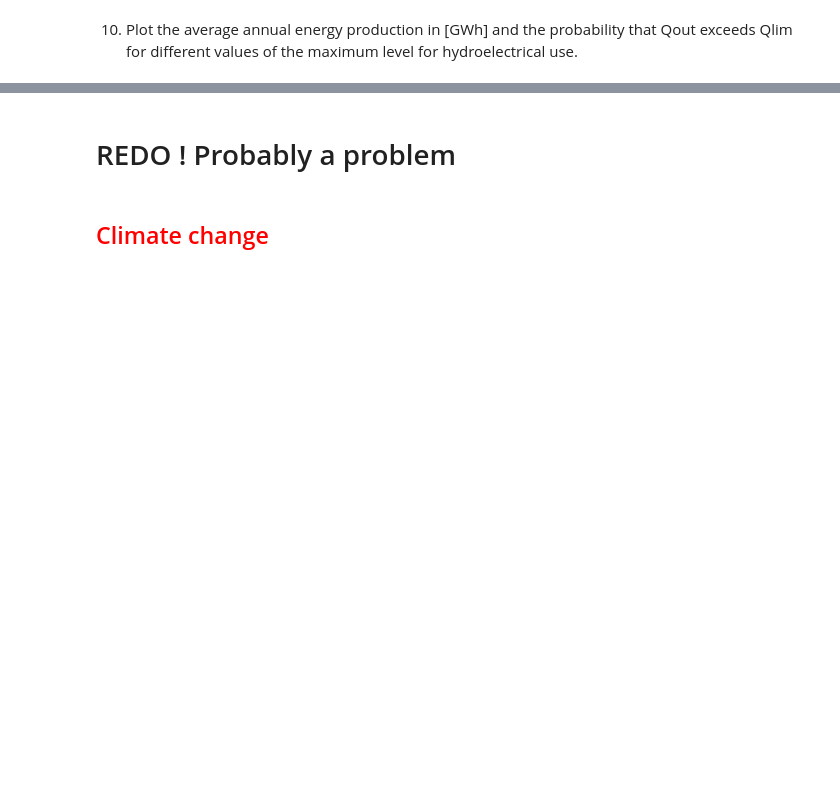
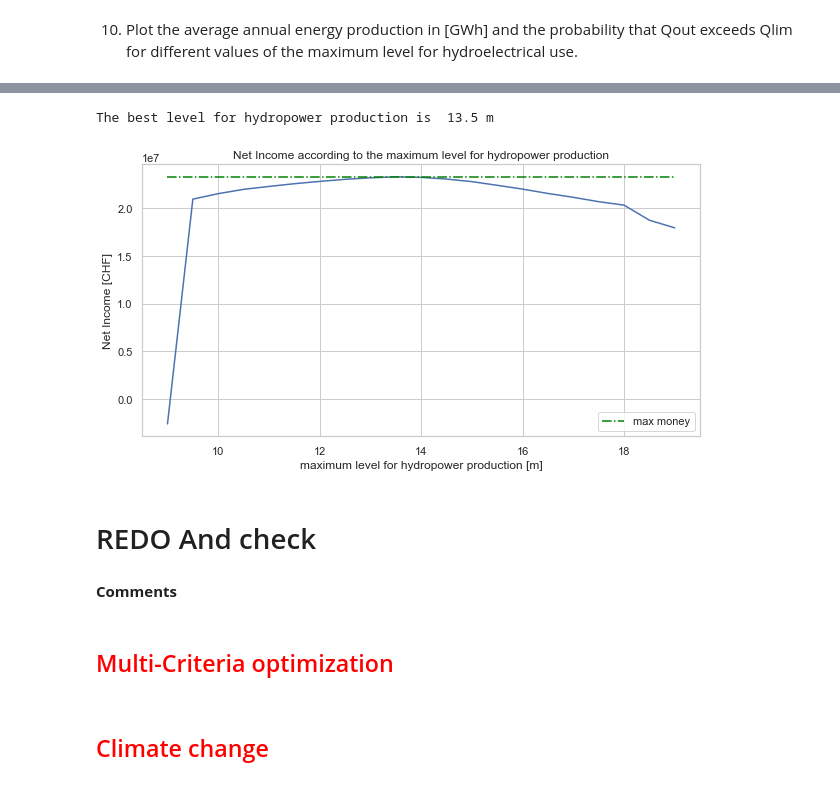
Before and after one commit to romainphan/WRE, a Jupyter notebook: Main.ipynb, the cells around one changed output, grey strips where cells are left out. Saved outputs shown, nothing was run; the diff lists cells and outputs as text; code cells hidden in the pictures; blank space fills up the shorter version.

```diff
--- a/Main.ipynb
+++ b/Main.ipynb
@@ -210,13 +193,22 @@ ax.set_title("Average annual energy production",fontsize=20)
 # %%
 figure=plt.figure(figsize=(10,5))
 plt.plot(lmax,money)
+plt.plot(lmax,[max_money]*len(lmax),linestyle="-.", color="green",label="max money")
 plt.xlabel("maximum level for hydropower production [m]")
-plt.ylabel("Net Profit [CHF]")
-plt.title("Profit according to the maximum level for hydropower production")
+plt.ylabel("Net Income [CHF]")
+plt.title("Net Income according to the maximum level for hydropower production")
+plt.legend()
 
 print("The best level for hydropower production is  " + str(best_l) +" m")
+# %% [output]
+The best level for hydropower production is  13.5 m
+[figure, added]
-# %% [markdown]
-# REDO ! Probably a problem
+# %% [markdown]
+   # REDO And check
+# %% [markdown]
+**Comments**
+# %% [markdown]
+##  <p style="color:red">  Multi-Criteria optimization </p>
 # %% [markdown]
 ##  <p style="color:red">  Climate change </p>
 # %%
```
Also changed, not shown: parts of 33 cells of this notebook, 1 other file.
